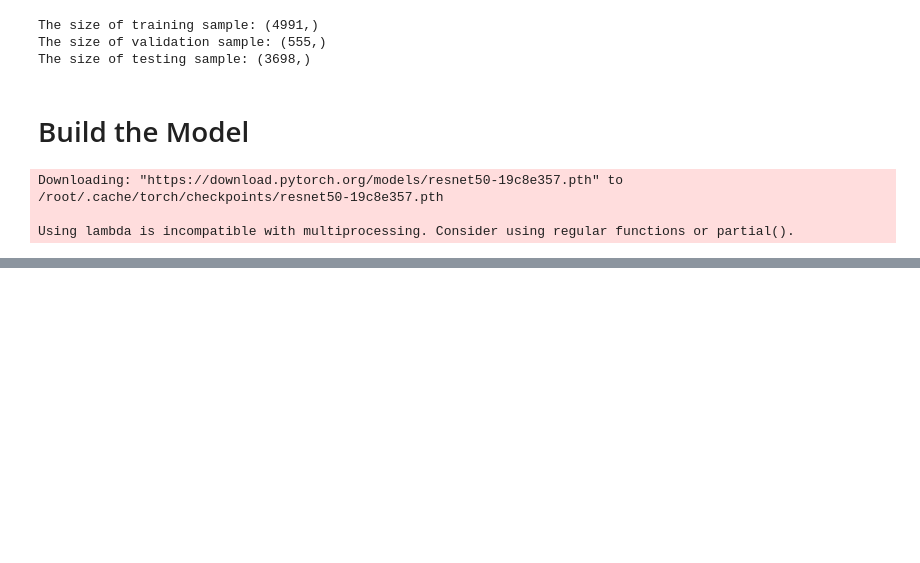
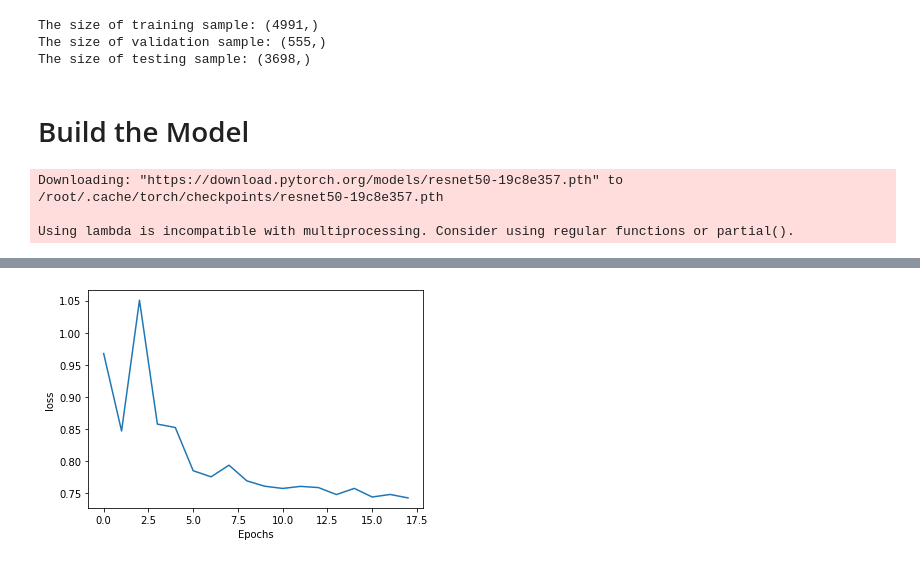
Before and after one commit to lkforward/CloudFlower, a Jupyter notebook: run_cloud_model.ipynb, the cells around one changed output, grey strips where cells are left out. Drawn from its saved outputs; the diff is of its cells as text; code cells hidden in the pictures; blank space fills up the shorter version.

```diff
--- a/run_cloud_model.ipynb
+++ b/run_cloud_model.ipynb
@@ -493,0 +549,6 @@ Using lambda is incompatible with multiprocessing. Consider using regular functi
+# %%
+import json
+metric_file = '/content/gdrive/My Drive/kaggle_cloud/run_log/checkpoints/_metrics.json'
+
+with open(metric_file, 'r') as f:
+  metrics = json.load(f)
@@ -493,0 +570,24 @@ Using lambda is incompatible with multiprocessing. Consider using regular functi
+# %%
+def plot_metrics_json(metric_file, metric_name, n_epochs):
+  """
+  Plot the change of a metric in the training process saved in a *.json file.
+
+  metric_name: str.
+    The name of the metric variable. Choose from: '_base/lr', 'dice', 'loss'.
+  """
+
+  with open(metric_file, 'r') as fm:
+    metrics = json.load(fm)
+
+    metric_hist = []
+    for i in range(n_epochs):
+      metric_i = metrics['epoch_{}'.format(i)][2][metric_name]
+      metric_hist.append(metric_i)
+
+  plt.plot(range(n_epochs), metric_hist)
+  plt.xlabel('Epochs')
+  plt.ylabel(metric_name)
+# %%
+plot_metrics_json(metric_file, metric_name='loss', n_epochs=18)
+# %% [output]
+[figure, added]
```
Also changed, not shown: parts of 22 cells of this notebook.
